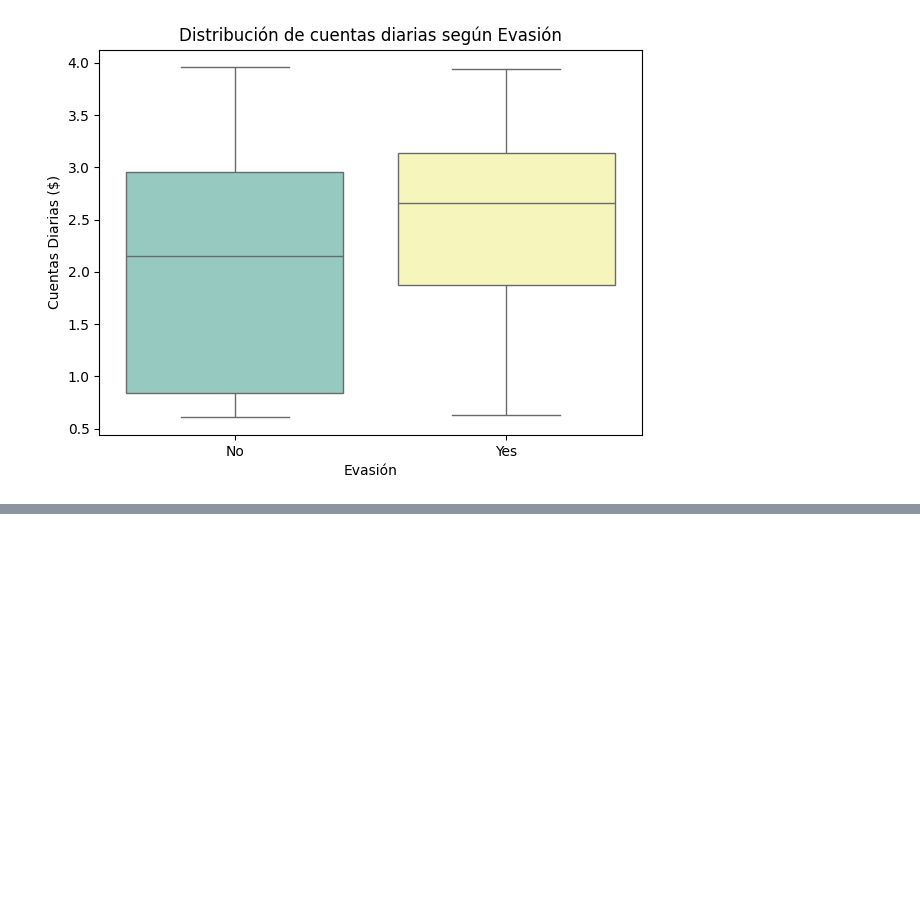
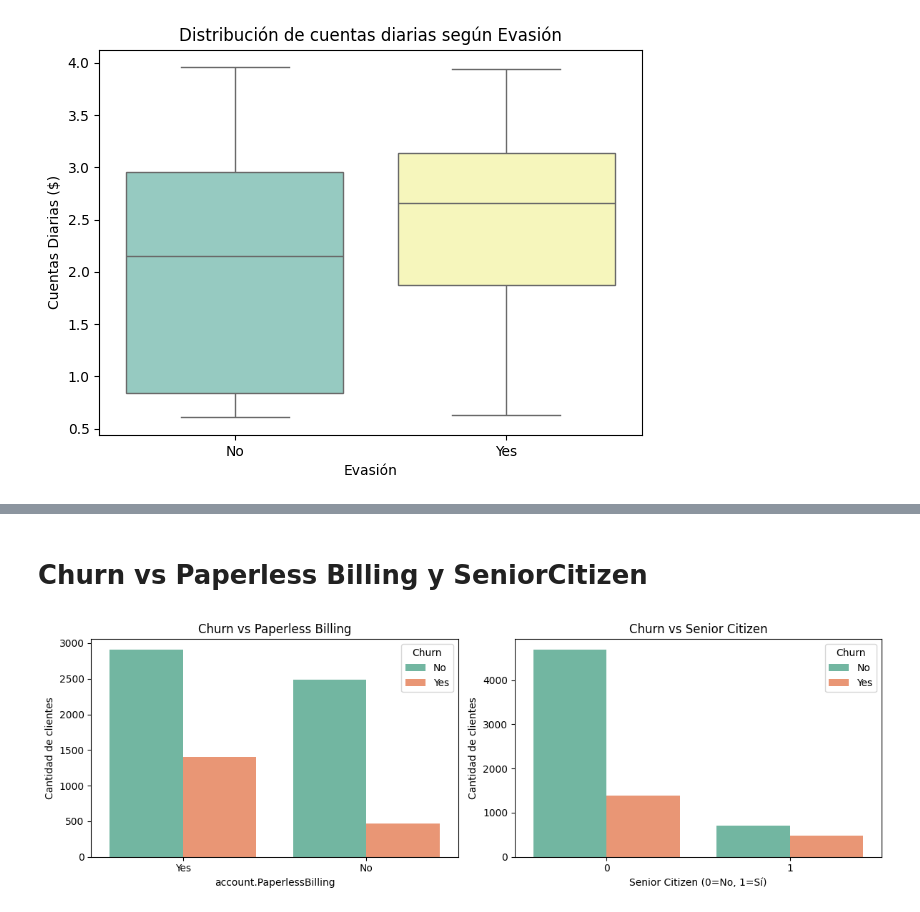
Before and after one commit to LuchiHamade/telecomChallenge_1, a Jupyter notebook: Te_damos_la_bienvenida_a_Colab.ipynb, the cells around one changed output, grey strips where cells are left out. Saved outputs shown, nothing was run; the diff lists cells and outputs as text; code cells hidden in the pictures; blank space fills up the shorter version.

```diff
--- a/Te_damos_la_bienvenida_a_Colab.ipynb
+++ b/Te_damos_la_bienvenida_a_Colab.ipynb
@@ -546,0 +584,18 @@ Passing `palette` without assigning `hue` is deprecated and will be removed in v
+# %% [markdown]
+# Churn vs Paperless Billing y SeniorCitizen
+# %%
+fig, axes = plt.subplots(1,2, figsize=(12,4))
+
+sns.countplot(x='account.PaperlessBilling', hue='Churn', data=df_final, palette='Set2', ax=axes[0])
+axes[0].set_title('Churn vs Paperless Billing')
+axes[0].set_ylabel('Cantidad de clientes')
+
+sns.countplot(x='customer.SeniorCitizen', hue='Churn', data=df_final, palette='Set2', ax=axes[1])
+axes[1].set_title('Churn vs Senior Citizen')
+axes[1].set_ylabel('Cantidad de clientes')
+axes[1].set_xlabel('Senior Citizen (0=No, 1=Sí)')
+
+plt.tight_layout()
+plt.show()
+# %% [output]
+[figure, added]
```
Also changed, not shown: parts of 6 cells of this notebook.
